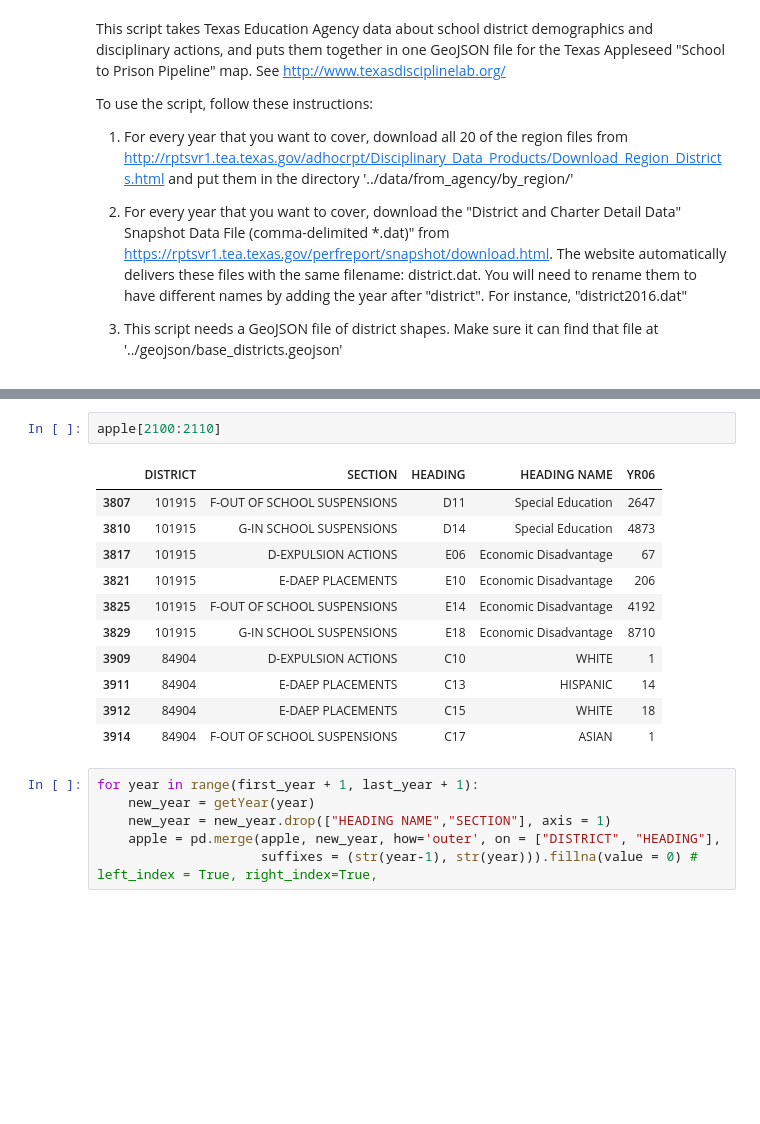
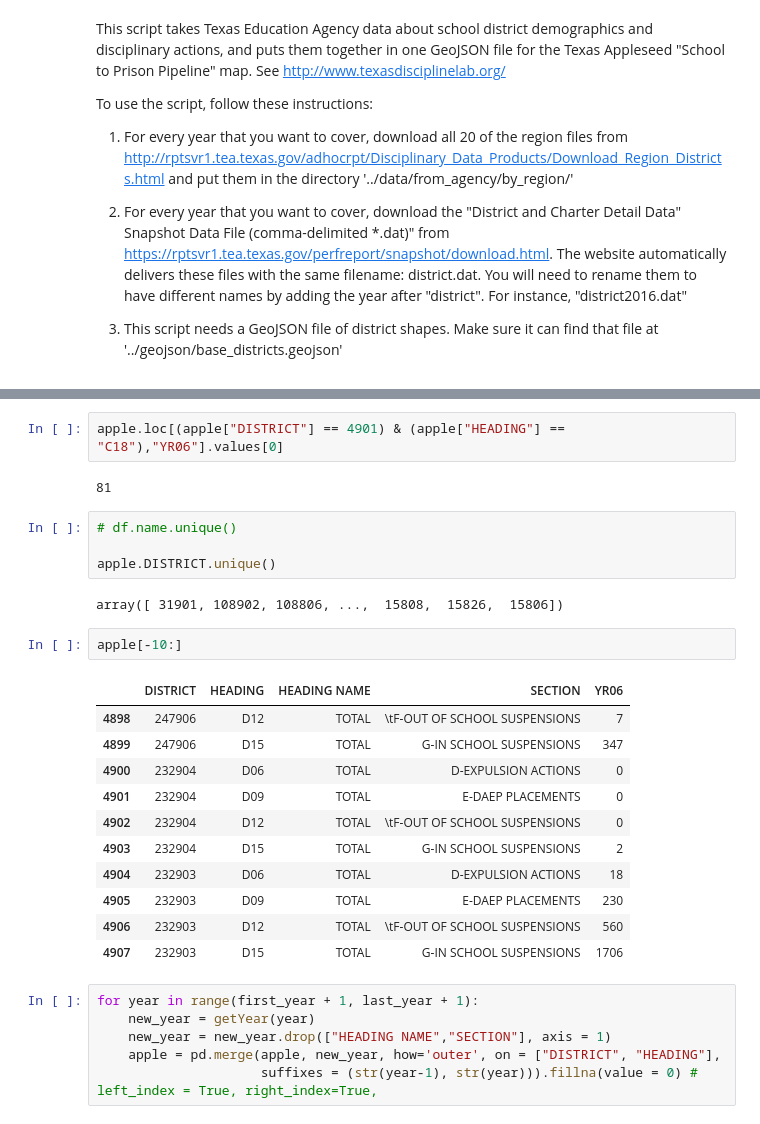
Before and after one commit to txappleseed/txappleseedmap, a Jupyter notebook: scripts/TEAtoGeoJSON.ipynb, the cells around one changed output, grey strips where cells are left out. Cells and saved outputs as stored; diff of their text form; blank space fills up the shorter version.

```diff
--- a/scripts/TEAtoGeoJSON.ipynb
+++ b/scripts/TEAtoGeoJSON.ipynb
@@ -74,17 +111,27 @@ Int64Index([  20,   21,   22,   23,   24,   26,   27,   29,   30,   32,
-# %%
-apple[2100:2110]
-# %% [output]
-|  | DISTRICT | SECTION | HEADING | HEADING NAME | YR06 |
-| 3807 | 101915 | F-OUT OF SCHOOL SUSPENSIONS | D11 | Special Education | 2647 |
-| 3810 | 101915 | G-IN SCHOOL SUSPENSIONS | D14 | Special Education | 4873 |
-| 3817 | 101915 | D-EXPULSION ACTIONS | E06 | Economic Disadvantage | 67 |
-| 3821 | 101915 | E-DAEP PLACEMENTS | E10 | Economic Disadvantage | 206 |
-| 3825 | 101915 | F-OUT OF SCHOOL SUSPENSIONS | E14 | Economic Disadvantage | 4192 |
-| 3829 | 101915 | G-IN SCHOOL SUSPENSIONS | E18 | Economic Disadvantage | 8710 |
-| 3909 | 84904 | D-EXPULSION ACTIONS | C10 | WHITE | 1 |
-| 3911 | 84904 | E-DAEP PLACEMENTS | C13 | HISPANIC | 14 |
-| 3912 | 84904 | E-DAEP PLACEMENTS | C15 | WHITE | 18 |
-| 3914 | 84904 | F-OUT OF SCHOOL SUSPENSIONS | C17 | ASIAN | 1 |
+# %%
+apple.loc[(apple["DISTRICT"] == 4901) & (apple["HEADING"] == "C18"),"YR06"].values[0]
+# %% [output]
+81
+# %%
+# df.name.unique()
+
+apple.DISTRICT.unique()
+# %% [output]
+array([ 31901, 108902, 108806, ...,  15808,  15826,  15806])
+# %%
+apple[-10:]
+# %% [output]
+|  | DISTRICT | HEADING | HEADING NAME | SECTION | YR06 |
+| 4898 | 247906 | D12 | TOTAL | \tF-OUT OF SCHOOL SUSPENSIONS | 7 |
+| 4899 | 247906 | D15 | TOTAL | G-IN SCHOOL SUSPENSIONS | 347 |
+| 4900 | 232904 | D06 | TOTAL | D-EXPULSION ACTIONS | 0 |
+| 4901 | 232904 | D09 | TOTAL | E-DAEP PLACEMENTS | 0 |
+| 4902 | 232904 | D12 | TOTAL | \tF-OUT OF SCHOOL SUSPENSIONS | 0 |
+| 4903 | 232904 | D15 | TOTAL | G-IN SCHOOL SUSPENSIONS | 2 |
+| 4904 | 232903 | D06 | TOTAL | D-EXPULSION ACTIONS | 18 |
+| 4905 | 232903 | D09 | TOTAL | E-DAEP PLACEMENTS | 230 |
+| 4906 | 232903 | D12 | TOTAL | \tF-OUT OF SCHOOL SUSPENSIONS | 560 |
+| 4907 | 232903 | D15 | TOTAL | G-IN SCHOOL SUSPENSIONS | 1706 |
 # %%
 for year in range(first_year + 1, last_year + 1):
     new_year = getYear(year)
```
Also changed, not shown: parts of 13 cells of this notebook.
